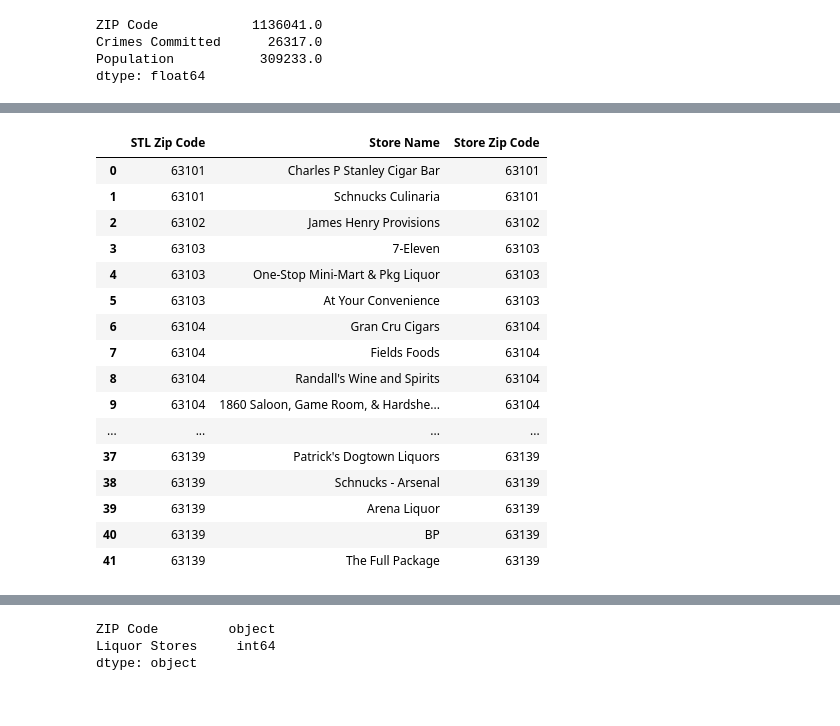
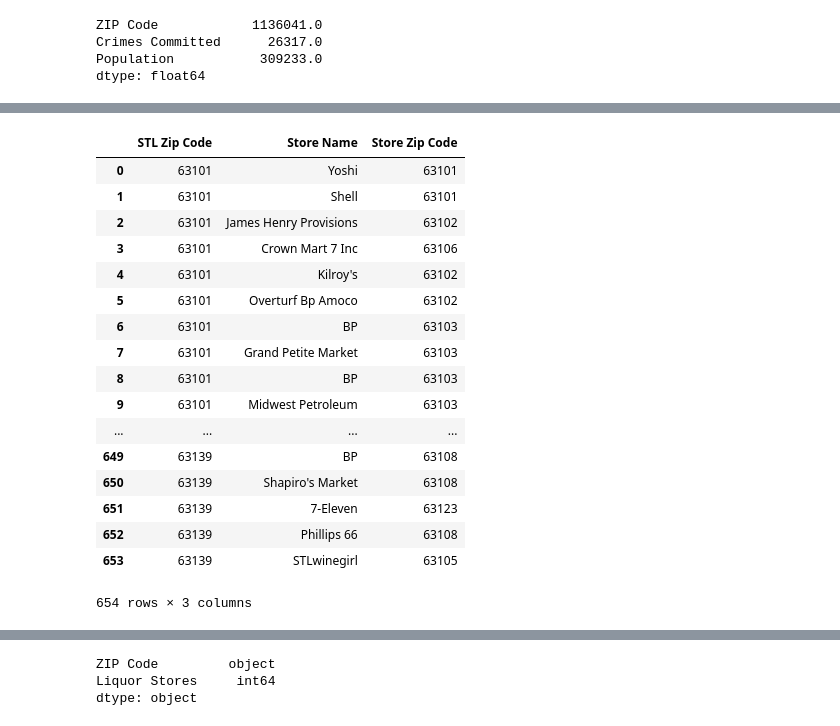
Before and after one commit to lonnykramer/project_one, a Jupyter notebook: project_code/liquor_store_project-Copy1.ipynb, the cells around one changed output, grey strips where cells are left out. Saved outputs shown, nothing was run; the diff lists cells and outputs as text; code cells hidden in the pictures.

```diff
--- a/project_code/liquor_store_project-Copy1.ipynb
+++ b/project_code/liquor_store_project-Copy1.ipynb
@@ -57,7 +57,7 @@ zip_codes = stl_zip_df['ZIP Code']
 # %%
 # importing crime data (CSV) and combining into 1 df
 
-stl_crime_df = pd.concat(map(pd.read_csv, glob.glob(os.path.join('', "crime_data/complete_file.csv"))))
+stl_crime_df = pd.concat(map(pd.read_csv, glob.glob(os.path.join("complete_file.csv"))))
 stl_crime_df.head()
 # %% [output]
 |  | Complaint | CodedMonth | DateOccur | FlagCrime | FlagUnfounded | FlagAdministrative | Count | FlagCleanup | ... |
@@ -140,3 +140,10 @@ ZIP Code            1136041.0
 Crimes Committed      26317.0
 Population           309233.0
 dtype: float64
+# %%
+lat_long = pd.read_csv("lat_long_zip.csv")
+lat_long.drop(['City', 'State', 'County'], axis=1, inplace=True)
+lat_long = lat_long.dropna(subset=['Latitude','Longitude','Zip'])
+lat_long['Zip']=lat_long['Zip'].astype(int)
+lat_long = lat_long.rename(columns={"Zip": "ZIP Code"})
+lat_long
@@ -142,0 +168,4 @@ dtype: float64
+# %%
+lat_long.dtypes
+final_df = pd.merge(clean_zip_df,lat_long, on="ZIP Code", how="outer")
+final_df
@@ -151,7 +198,12 @@ dtype: float64
 
 url = "https://api.yelp.com/v3/businesses/search"
 
+for page_num in [1, 2]:
+    purl = "https://api.yelp.com/v3/businesses/search" + str(page_num)
+    print(purl)
+
 addresses_df = pd.read_csv("addresszip.csv")
+
 
 
 store_names = []
@@ -184,31 +236,38 @@ zips = {
 unique_zip_codes = addresses_df["Zip"].unique()
 
 
-for zip_code in ["63101","63102","63103","63104", "63106","63107",
-                "63108","63109", "63110","63111", "63112","63113",
-                "63115","63116", "63118","63120", "63139","63147"]:
+#for zip_code in ["63101","63102","63103","63104", "63106","63107",
+#                  "63108","63109", "63110","63111", "63112","63113",
+#                  "63115","63116", "63118","63120", "63139","63147"]:
+
+for index, row in final_df.iterrows():
 #for zip_code in zip_codes:
 #for zip_code in zips:
+    zip_code = str(int(row['ZIP Code']))
+    print(zip_code)
     params = {
         "Authorization": yelpkey,
-        "location": zip_code,
-        "term": "liquor_store",
+        "latitude":    row['Latitude'],
+        "longitude":    row['Longitude'],
+        #"location": zip_code,
+        "categories": "beer_and_wine,servicestations",
         "sort_by": "distance",
-        "limit": "50"
+        "limit": "50",
+        "radius": 5000
     }
 
     response = requests.get(url, params=params, headers={"Authorization": f"Bearer {yelpkey}"})
 
     data = response.json()
-    print('input zip {zip}'.format(zip=zip_code))
+    print(f'input zip {zip_code} length {len(data["businesses"])}')
 
     for store in data["businesses"]:
         loc_zip = store["location"]["zip_code"]
         store_name = store["name"]
-        if loc_zip == zip_code:
-            loc_zip_codes.append(loc_zip)
-            store_names.append(store_name)
-            stl_zip_codes.append(zip_code)
+#         if loc_zip == zip_code:
+        loc_zip_codes.append(loc_zip)
+        store_names.append(store_name)
+        stl_zip_codes.append(zip_code)
 
 
 #         combined_stores.append(pd.Series([loc_data,name_data],index=["Zip Code","Store Name"]),ignore_index=True)
@@ -245,20 +303,21 @@ input zip 63147
 |  | STL Zip Code | Store Name | Store Zip Code |
-| 0 | 63101 | Charles P Stanley Cigar Bar | 63101 |
-| 1 | 63101 | Schnucks Culinaria | 63101 |
-| 2 | 63102 | James Henry Provisions | 63102 |
-| 3 | 63103 | 7-Eleven | 63103 |
-| 4 | 63103 | One-Stop Mini-Mart & Pkg Liquor | 63103 |
-| 5 | 63103 | At Your Convenience | 63103 |
-| 6 | 63104 | Gran Cru Cigars | 63104 |
-| 7 | 63104 | Fields Foods | 63104 |
-| 8 | 63104 | Randall's Wine and Spirits | 63104 |
-| 9 | 63104 | 1860 Saloon, Game Room, & Hardshe... | 63104 |
+| 0 | 63101 | Yoshi | 63101 |
+| 1 | 63101 | Shell | 63101 |
+| 2 | 63101 | James Henry Provisions | 63102 |
+| 3 | 63101 | Crown Mart 7 Inc | 63106 |
+| 4 | 63101 | Kilroy's | 63102 |
+| 5 | 63101 | Overturf Bp Amoco | 63102 |
+| 6 | 63101 | BP | 63103 |
+| 7 | 63101 | Grand Petite Market | 63103 |
+| 8 | 63101 | BP | 63103 |
+| 9 | 63101 | Midwest Petroleum | 63103 |
 | ... | ... | ... | ... |
-| 37 | 63139 | Patrick's Dogtown Liquors | 63139 |
-| 38 | 63139 | Schnucks - Arsenal | 63139 |
-| 39 | 63139 | Arena Liquor | 63139 |
-| 40 | 63139 | BP | 63139 |
-| 41 | 63139 | The Full Package | 63139 |
+| 649 | 63139 | BP | 63108 |
+| 650 | 63139 | Shapiro's Market | 63108 |
+| 651 | 63139 | 7-Eleven | 63123 |
+| 652 | 63139 | Phillips 66 | 63108 |
+| 653 | 63139 | STLwinegirl | 63105 |
+654 rows × 3 columns
 # %%
 zip_count_df = combined_stores_df.groupby(['STL Zip Code']).size().reset_index(name='counts')
 zip_count_df = zip_count_df.rename(columns={"STL Zip Code": "ZIP Code", "counts": "Liquor Stores"})
```
Also changed, not shown: parts of 10 cells of this notebook.
